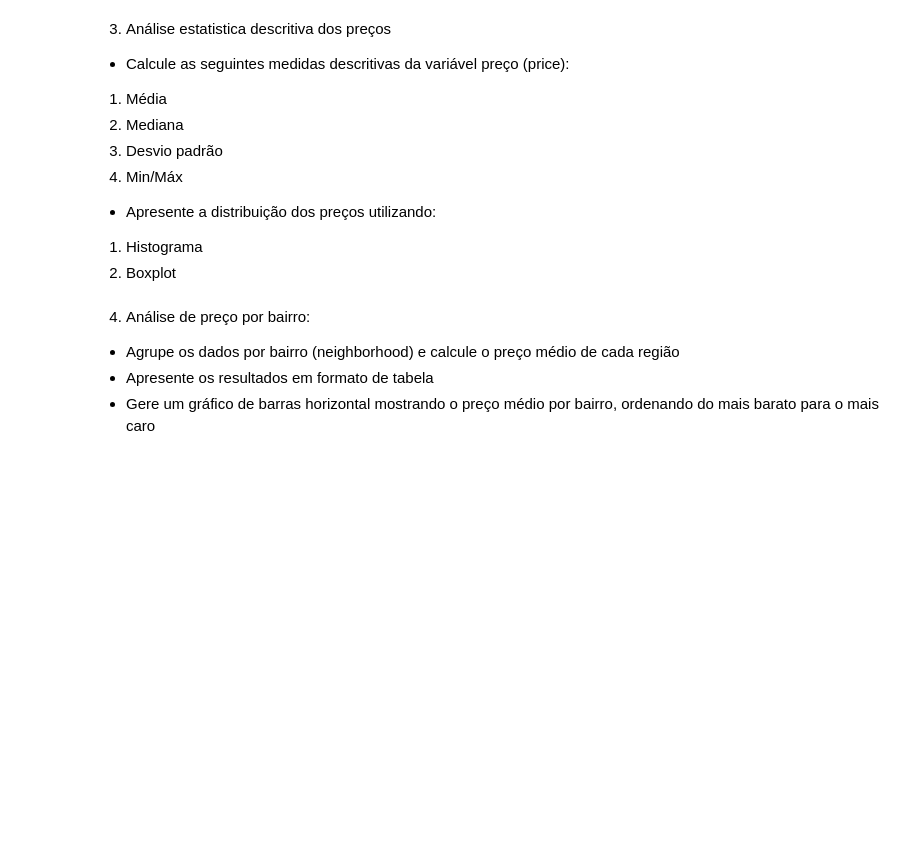
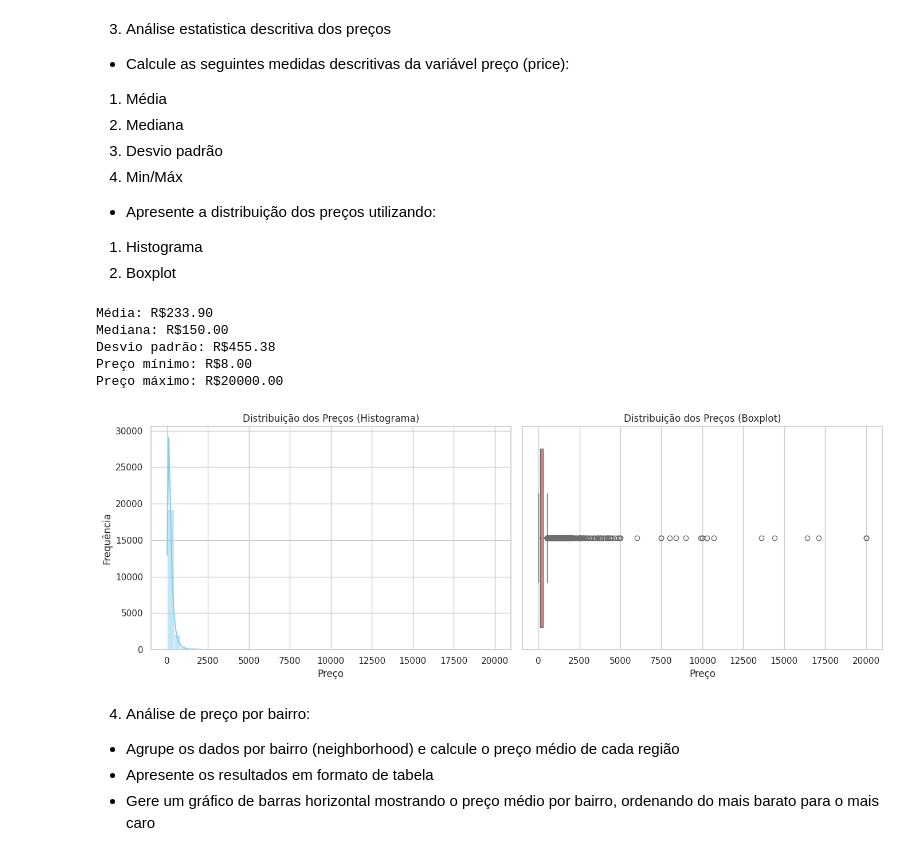
Before and after one commit to NathaliaOliveir/CEE2, a Jupyter notebook: CopiaTrabalho2.ipynb, the cells around one changed output. Drawn from its saved outputs; the diff is of its cells as text; code cells hidden in the pictures; blank space fills up the shorter version.

```diff
--- a/CopiaTrabalho2.ipynb
+++ b/CopiaTrabalho2.ipynb
@@ -30,6 +134,53 @@ df = pd.read_csv(url)
 * Apresente a distribuição dos preços utilizando:
 1. Histograma
 2. Boxplot
+# %%
+# Calcular medidas descritivas da variável 'price'
+media = df['price'].mean()
+mediana = df['price'].median()
+desvio_padrao = df['price'].std()
+preco_min = df['price'].min()
+preco_max = df['price'].max()
+
+# Exibir os resultados
+print(f"Média: R${media:.2f}")
+print(f"Mediana: R${mediana:.2f}")
+print(f"Desvio padrão: R${desvio_padrao:.2f}")
+print(f"Preço mínimo: R${preco_min:.2f}")
+print(f"Preço máximo: R${preco_max:.2f}")
+
+
+import matplotlib.pyplot as plt
+import seaborn as sns
+
+# Define o estilo do seaborn
+sns.set(style="whitegrid")
+
+# Figura com 2 gráficos lado a lado
+plt.figure(figsize=(14, 5))
+
+# 1. Histograma
+plt.subplot(1, 2, 1)
+sns.histplot(df['price'], bins=50, kde=True, color='skyblue')
+plt.title('Distribuição dos Preços (Histograma)')
+plt.xlabel('Preço')
+plt.ylabel('Frequência')
+
+# 2. Boxplot
+plt.subplot(1, 2, 2)
+sns.boxplot(x=df['price'], color='lightcoral')
+plt.title('Distribuição dos Preços (Boxplot)')
+plt.xlabel('Preço')
+
+plt.tight_layout()
+plt.show()
+# %% [output]
+Média: R$233.90
+Mediana: R$150.00
+Desvio padrão: R$455.38
+Preço mínimo: R$8.00
+Preço máximo: R$20000.00
+[figure, added]
 # %% [markdown]
 4. Análise de preço por bairro:
 * Agrupe os dados por bairro (neighborhood) e calcule o preço médio de cada região
```
Also changed, not shown: parts of 8 cells of this notebook.
